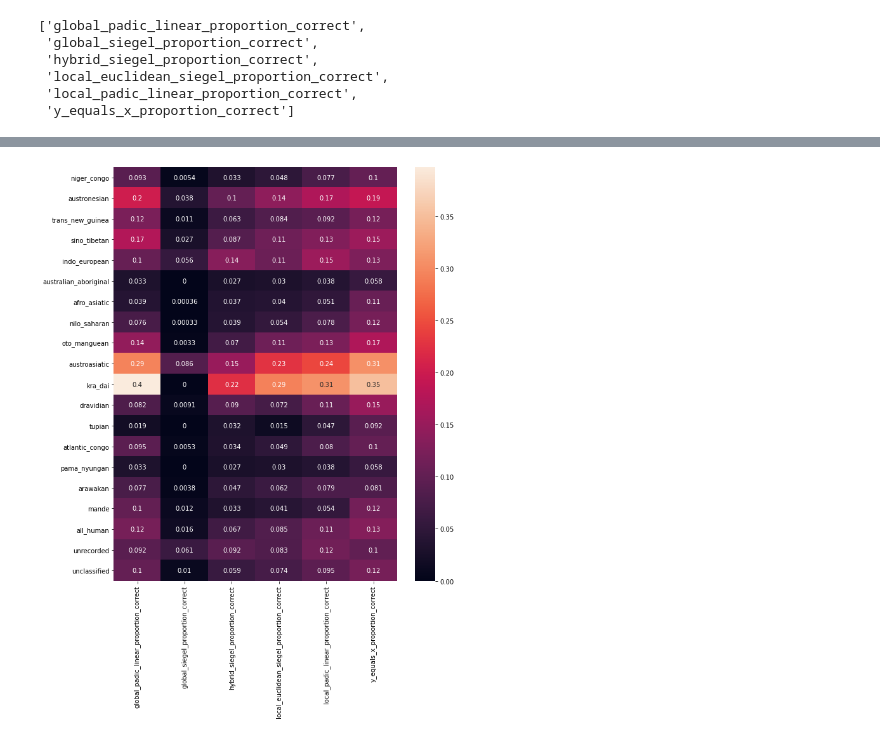
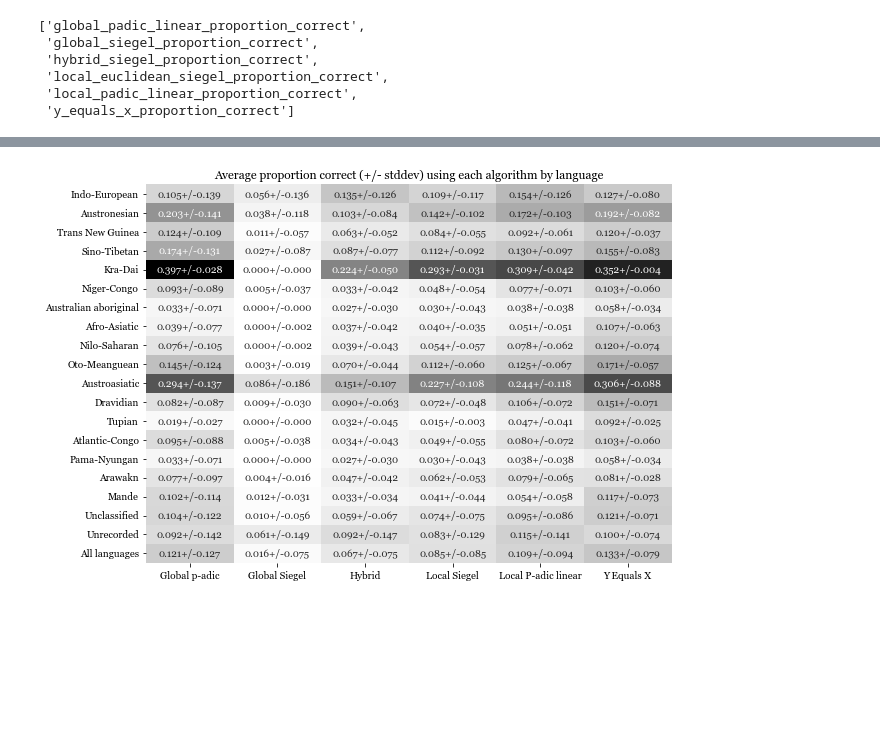
Before and after one commit to solresol/padiclinear, a Jupyter notebook: evaluations/statistical-tests-and-graphs.ipynb, the cells around one changed output, grey strips where cells are left out. Saved outputs shown, nothing was run; the diff lists cells and outputs as text; code cells hidden in the pictures; blank space fills up the shorter version.

```diff
--- a/evaluations/statistical-tests-and-graphs.ipynb
+++ b/evaluations/statistical-tests-and-graphs.ipynb
@@ -187,7 +118,5 @@ by_version
-# %%
-extra_families = ['all_human', 'unrecorded', 'unclassified']
 # %%
-proportion_correct_columns = [x for x in by_version.columns if x.endswith('proportion_correct')]
+proportion_correct_columns = [x for x in by_language.columns if x.endswith('proportion_correct')]
 proportion_correct_columns
 # %% [output]
 ['global_padic_linear_proportion_correct',
@@ -211,6 +139,0 @@ by_language[proportion_correct_columns].describe()
-# %%
-average_correct_by_language_family = pandas.DataFrame({ x:
-by_language[by_language[x]][proportion_correct_columns].mean()
-for x in (language_family_columns + extra_families)
-}).T
-average_correct_by_language_family
@@ -234,0 +140,14 @@ average_correct_by_language_family
+# %%
+average_correct_by_language_family = pandas.DataFrame({ nice_language_family_names[x]:
+by_language[by_language[x]][proportion_correct_columns].mean()
+for x in (language_family_columns + extra_families)
+}).T.rename(columns=metric_renaming)
+average_with_stddev_correct_by_language_family = pandas.DataFrame(
+    { nice_language_family_names[x]:
+     by_language[by_language[x]][proportion_correct_columns].mean().map(lambda x: '%.3f' % (x,))
+     +
+     by_language[by_language[x]][proportion_correct_columns].std().map(lambda x: '+/-%.3f' % (x,))
+        for x in (language_family_columns + extra_families)
+}).T.rename(columns=metric_renaming)
+
+average_with_stddev_correct_by_language_family
@@ -235,9 +172,13 @@ average_correct_by_language_family
 # %%
-fig, ax = matplotlib.pyplot.subplots(figsize=(10,12))
-seaborn.heatmap(average_correct_by_language_family, ax=ax, annot=True)
+fig, ax = matplotlib.pyplot.subplots(figsize=(9,6))
+seaborn.heatmap(average_correct_by_language_family, ax=ax, annot=average_with_stddev_correct_by_language_family,
+               fmt='s', cmap='Greys', cbar=False)
+
+ax.set_title("Average proportion correct (+/- stddev) using each algorithm by language")
+fig.tight_layout()
 fig.savefig("heatmap-of-proportion-correct.png")
 # %% [output]
-[figure, old version]
+[figure, new version]
 # %%
 winning_method_by_family = average_correct_by_language_family.idxmax(axis=1)
 winning_method_by_family
```
Also changed, not shown: parts of 57 cells of this notebook, 3 other files.
